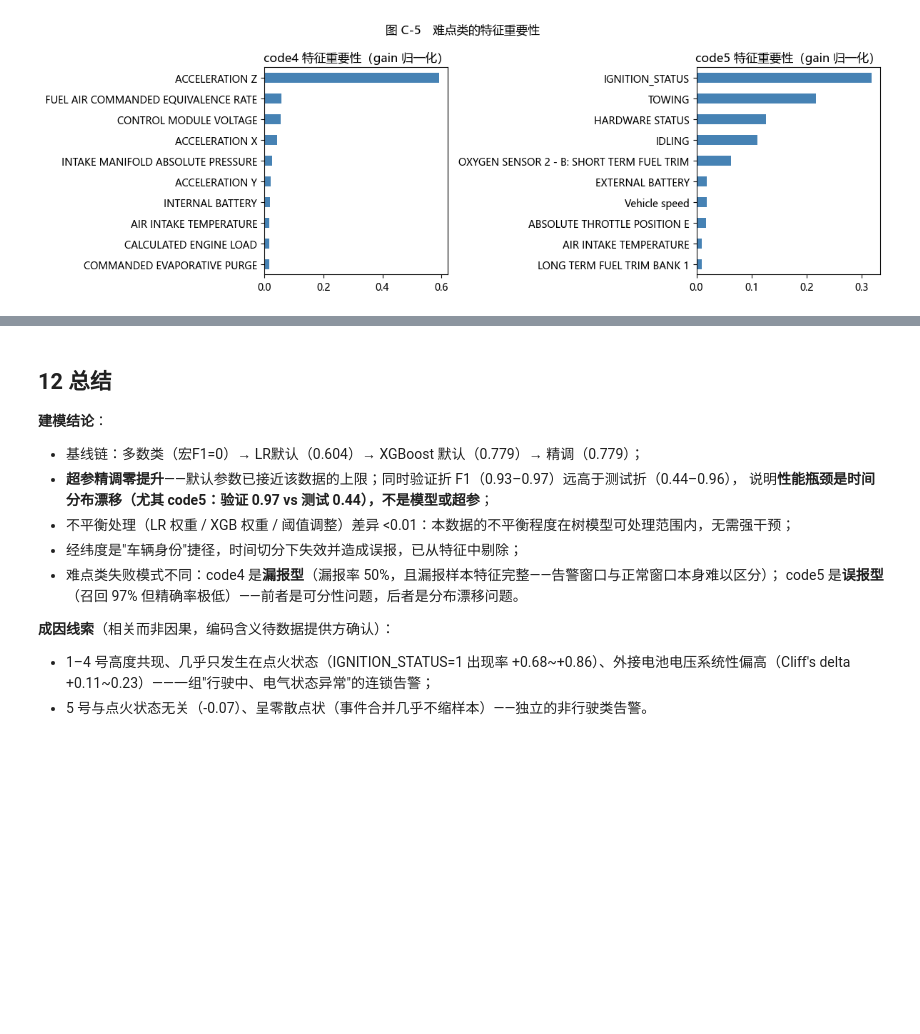
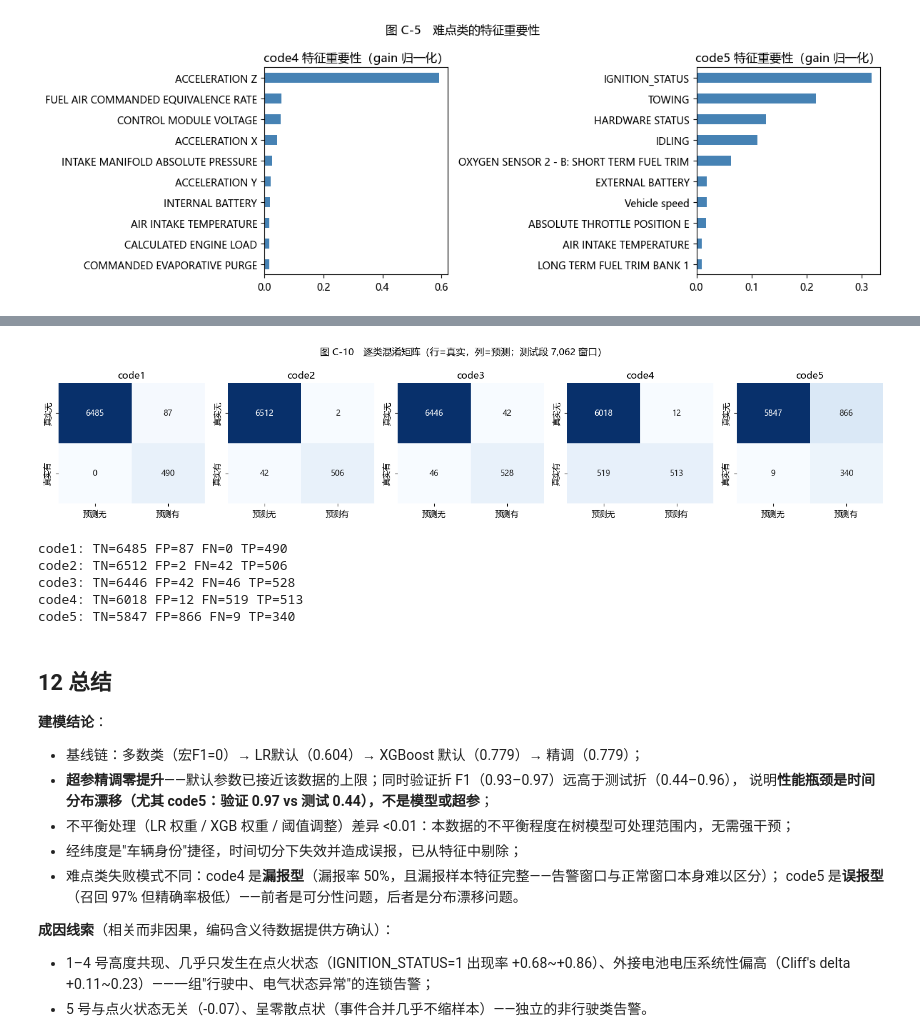
Before and after one commit to asr000/vehicle-iot-analysis, a Jupyter notebook: notebooks/C_alarm_analysis.ipynb, the cells around one changed output, grey strips where cells are left out. Drawn from its saved outputs; the diff is of its cells as text; code cells hidden in the pictures; blank space fills up the shorter version.

```diff
--- a/C_alarm_analysis.ipynb
+++ b/notebooks/C_alarm_analysis.ipynb
@@ -656,3 +732,25 @@ plt.show()
+# %%
+# 图 C-10 逐类混淆矩阵（测试段，XGB 精调模型）
+from sklearn.metrics import confusion_matrix
+fig, axes = plt.subplots(1, 5, figsize=(15, 3.2))
+for ax, k in zip(axes, CODES):
+    cm = confusion_matrix(Y.loc[te_t, k], pred_xgb_tuned[k])
+    sns.heatmap(cm, annot=True, fmt="d", cbar=False, cmap="Blues", ax=ax,
+                xticklabels=["预测无", "预测有"], yticklabels=["真实无", "真实有"])
+    ax.set_title(f"code{k}")
+fig.suptitle("图 C-10　逐类混淆矩阵（行=真实，列=预测；测试段 7,062 窗口）")
+fig.tight_layout(); fig.savefig(FIG / "C10_confusion.png", dpi=150); plt.show()
+for k in CODES:
+    cm = confusion_matrix(Y.loc[te_t, k], pred_xgb_tuned[k])
+    tn, fp, fn_, tp = cm.ravel()
+    print(f"code{k}: TN={tn} FP={fp} FN={fn_} TP={tp}")
+# %% [output]
+[figure, added]
+code1: TN=6485 FP=87 FN=0 TP=490
+code2: TN=6512 FP=2 FN=42 TP=506
+code3: TN=6446 FP=42 FN=46 TP=528
+code4: TN=6018 FP=12 FN=519 TP=513
+code5: TN=5847 FP=866 FN=9 TP=340
 # %% [markdown]
 ## 12 总结
 
```
Also changed, not shown: parts of 4 cells of this notebook, 32 other files.
